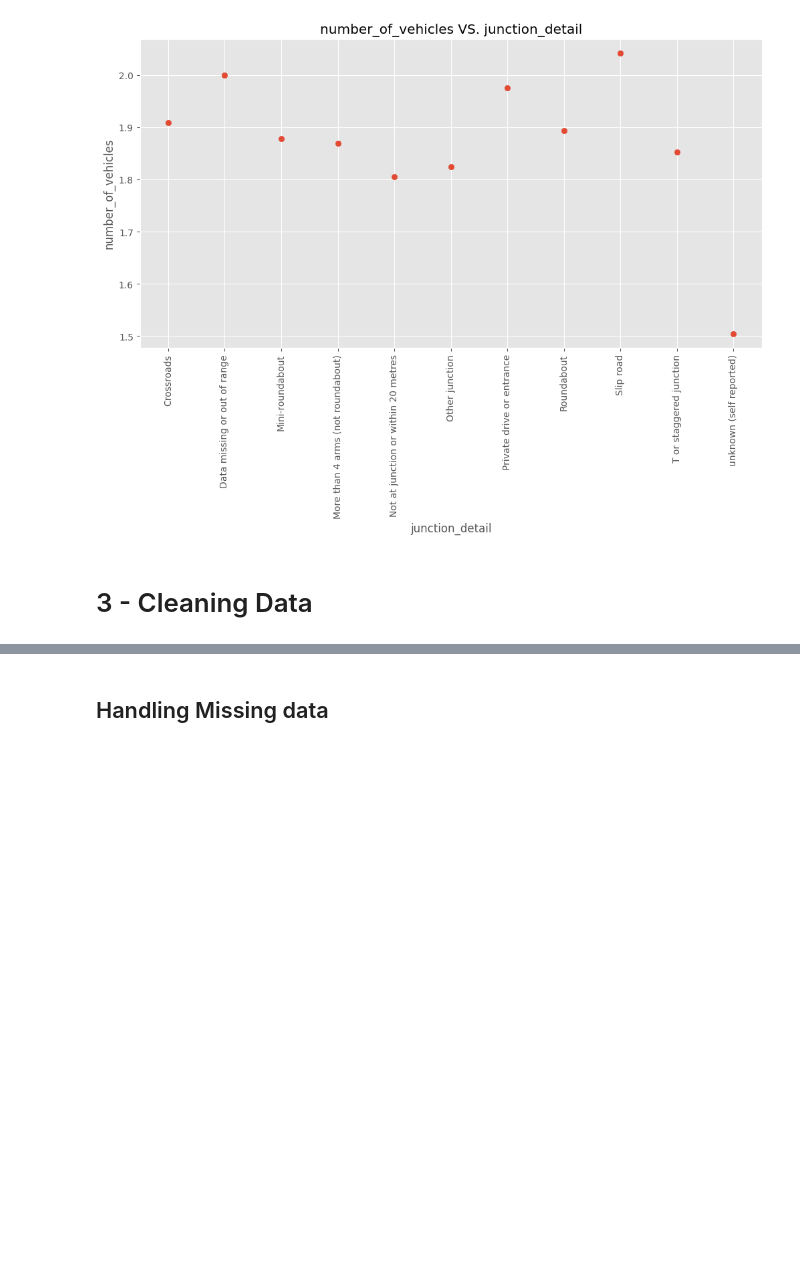
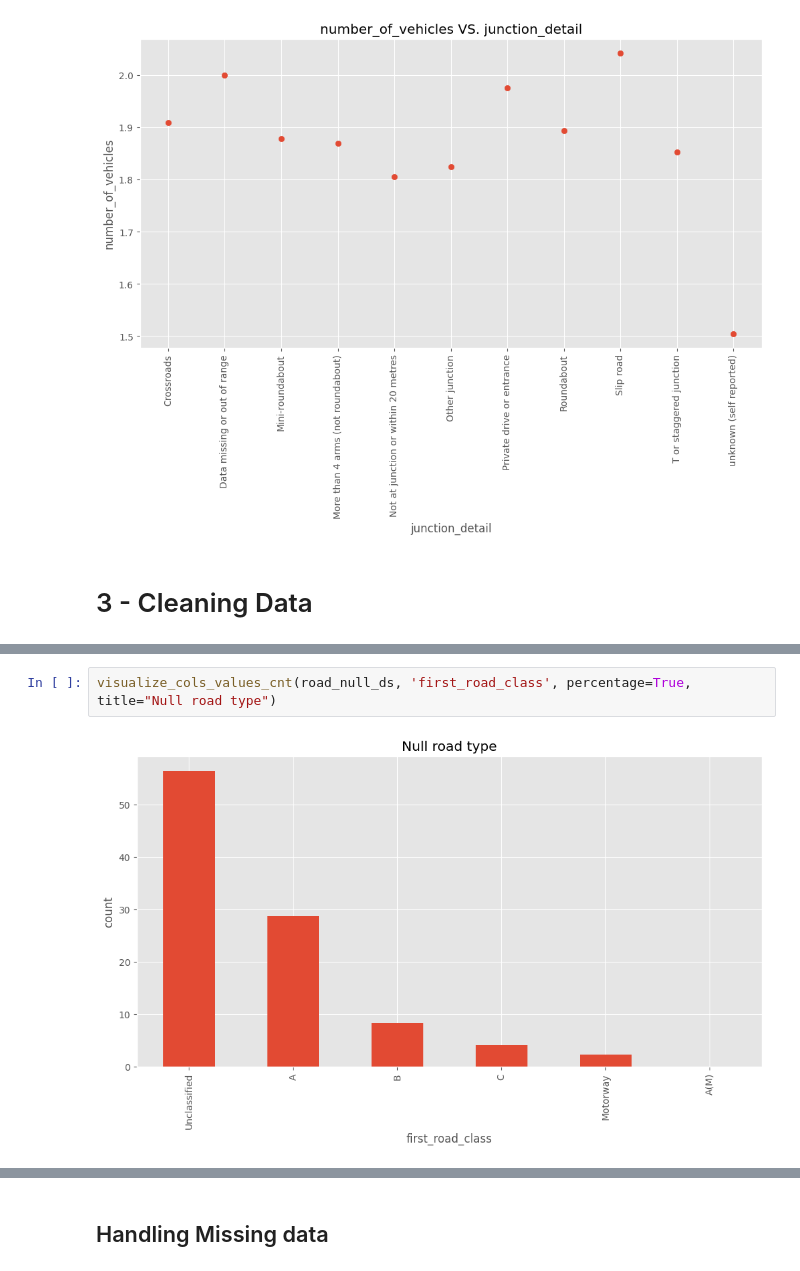
Before and after one commit to Abdelrahman-Khater/DE, a Jupyter notebook: Milestone 1 template.ipynb, the cells around one changed output, grey strips where cells are left out. Cells and saved outputs as stored; diff of their text form; blank space fills up the shorter version.

```diff
--- a/Milestone 1 template.ipynb
+++ b/Milestone 1 template.ipynb
@@ -226,0 +311,4 @@ plt.show()
+# %%
+visualize_cols_values_cnt(road_null_ds, 'first_road_class', percentage=True, title="Null road type")
+# %% [output]
+[figure, added]
```
Also changed, not shown: parts of 85 cells of this notebook, 1 other file.
